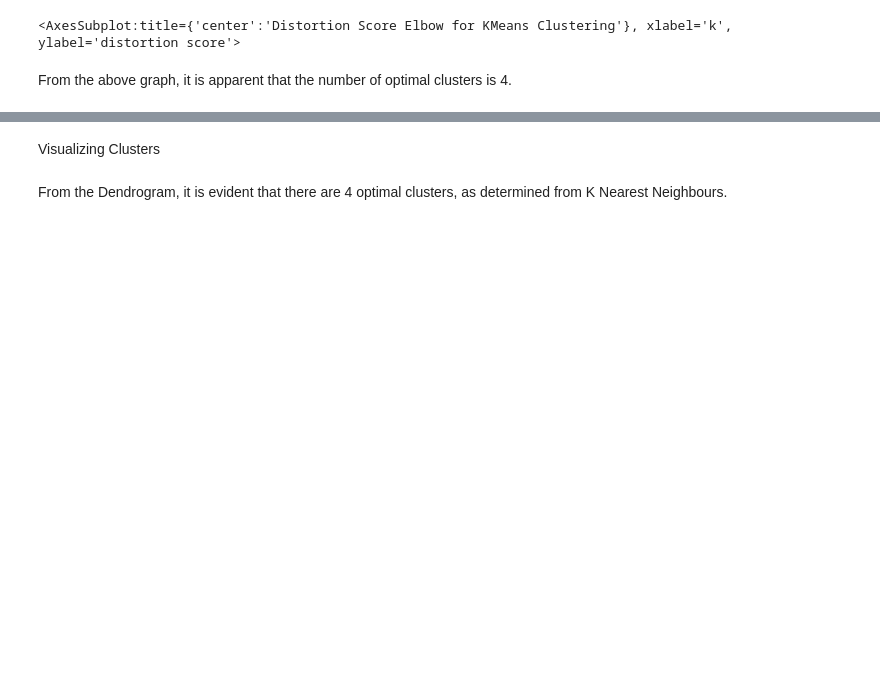
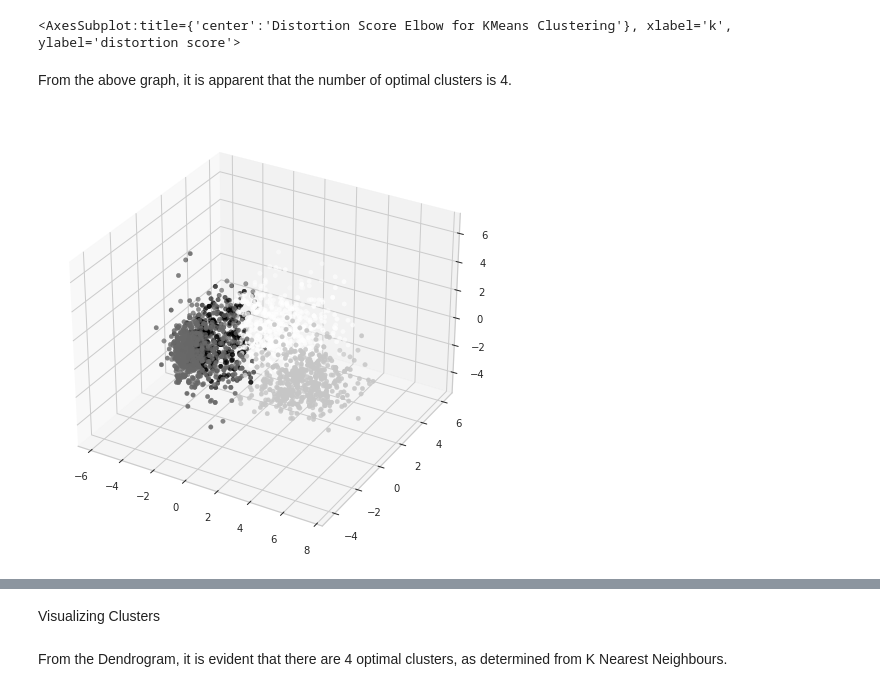
Before and after one commit to yashika-git/Customer_Segmentation_Clustering, a Jupyter notebook: customer-segmentation-clustering.ipynb, the cells around one changed output, grey strips where cells are left out. Saved outputs shown, nothing was run; the diff lists cells and outputs as text; code cells hidden in the pictures; blank space fills up the shorter version.

```diff
--- a/customer-segmentation-clustering.ipynb
+++ b/customer-segmentation-clustering.ipynb
@@ -324,2 +322,13 @@ kmeans = KMeans(n_clusters=4, random_state=0).fit(PCA_ds)
 # %% [markdown]
 From the above graph, it is apparent that the number of optimal clusters is 4.
+# %%
+kmeans = KMeans(n_clusters=4, random_state=0).fit(PCA_ds)
+y_kmeans = kmeans.predict(PCA_ds)
+PCA_ds["Clusters"] = y_kmeans
+data["Clusters"] = y_kmeans
+fig = plt.figure(figsize=(10,8))
+ax = plt.subplot(111, projection='3d')
+ax.scatter(x,y,z, c=PCA_ds["Clusters"])
+plt.show()
+# %% [output]
+[figure, added]
```
Also changed, not shown: parts of 12 cells of this notebook.
